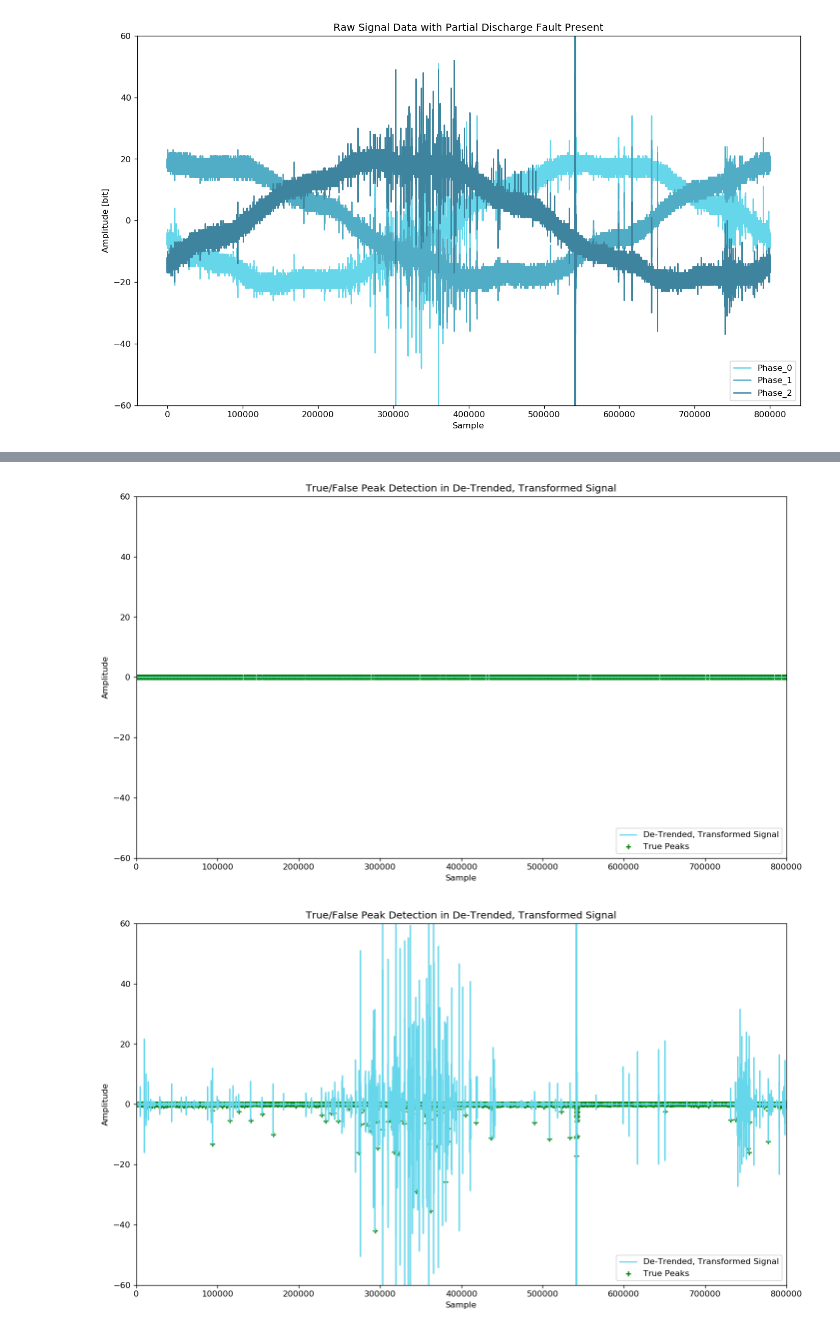
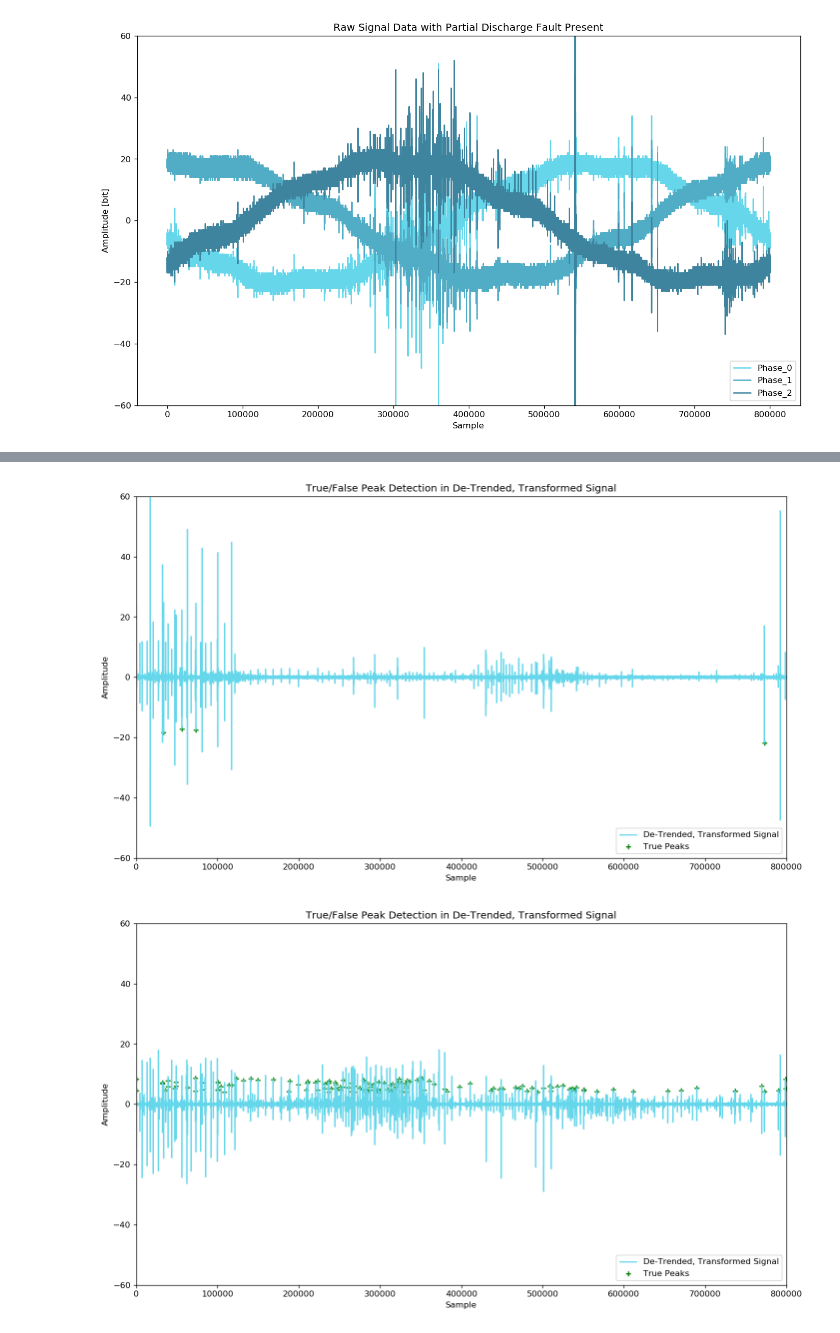
Before and after one commit to jeffreyegan/VSB_Power_Line_Fault_Detection, a Jupyter notebook: VSB_Final.ipynb, the cells around one changed output, grey strips where cells are left out. Saved outputs shown, nothing was run; the diff lists cells and outputs as text; code cells hidden in the pictures.

```diff
--- a/VSB_Final.ipynb
+++ b/VSB_Final.ipynb
@@ -154,8 +151,8 @@ x3 =  waveletSmoothDetrend(subset_train["939"], wavelet="db4", level=1, title=ti
 import peakutils
 
 def find_peaks(signal, title):
-    thresh = 0.55
-    min_d = 2
+    thresh = 0.7
+    min_d = 1
     peaks = peakutils.indexes(1.0*(signal), thres=thresh, min_dist=min_d)  # where peaks are
     valleys = peakutils.indexes(-1.0*(signal), thres=thresh, min_dist=min_d)  # where peaks are
     peak_indexes = np.sort(np.concatenate((peaks, valleys)))
@@ -179,6 +176,6 @@ def find_peaks(signal, title):
 
 title0 = 'Discrete Wavelet Transform De-Noised and De-Trended Signal without Fault'
 title1 = 'Discrete Wavelet Transform De-Noised and De-Trended Signal with Fault'
-peak_indexes0 = find_peaks(x0, title=title0 )
-peak_indexes3 = find_peaks(x3, title=title1 )
+peak_indexes0 = find_peaks(signal_0, title=title0 )
+peak_indexes1 = find_peaks(signal_1, title=title1 )
 # %% [output]
@@ -207,8 +204,8 @@ def cancel_false_peaks(signal, peak_indexes):
                         false_peak_indexes.append(peak_indexes[x])
     return false_peak_indexes
 
-false_peak_indexes0 = cancel_false_peaks(x0, peak_indexes0)
-false_peak_indexes3 = cancel_false_peaks(x3, peak_indexes3)
+false_peak_indexes0 = cancel_false_peaks(signal_0, peak_indexes0)
+false_peak_indexes1 = cancel_false_peaks(signal_1, peak_indexes1)
 # %%
 def cancel_high_amp_peaks(signal, peak_indexes, false_peak_indexes):
     peaks = peakutils.indexes(1.0*(signal), thres=0.80, min_dist=0)
@@ -219,8 +216,8 @@ def cancel_high_amp_peaks(signal, peak_indexes, false_peak_indexes):
             false_peak_indexes.append(pk_idx)
     return false_peak_indexes
 
-false_peak_indexes0 = cancel_high_amp_peaks(x0, peak_indexes0, false_peak_indexes0)
-false_peak_indexes3 = cancel_high_amp_peaks(x3, peak_indexes3, false_peak_indexes3)
+false_peak_indexes0 = cancel_high_amp_peaks(signal_0, peak_indexes0, false_peak_indexes0)
+false_peak_indexes1 = cancel_high_amp_peaks(signal_1, peak_indexes1, false_peak_indexes1)
 # %%
 # Calcel Peaks Flagged as False, Find True Preaks
 def cancel_flagged_peaks(peak_indexes, false_peak_indexes):
@@ -229,31 +226,31 @@ def cancel_flagged_peaks(peak_indexes, false_peak_indexes):
     return true_peak_indexes
 
 true_peak_indexes0 = cancel_flagged_peaks(peak_indexes0, false_peak_indexes0)
-true_peak_indexes3 = cancel_flagged_peaks(peak_indexes3, false_peak_indexes3)
+true_peak_indexes1 = cancel_flagged_peaks(peak_indexes1, false_peak_indexes1)
 # %%
 def plot_peaks(signal, true_peak_indexes, false_peak_indexes):
     f, ax = plt.subplots(figsize=(14, 8), dpi= 120, facecolor='w', edgecolor='k')
     plt.plot( signal, color="#66D7EB", label="De-Trended, Transformed Signal" )  #5 alt color 1ACC5
     plt.scatter(true_peak_indexes, signal[true_peak_indexes], marker="+", color="green", label="True Peaks")
     #plt.scatter(false_peak_indexes, signal[false_peak_indexes], marker="x", color="red", label="False Peaks")
     plt.ylim((-25, 20))
     plt.ylim((-60, 60))
     plt.xlim((320700, 320800))
     plt.xlabel('Sample')
     plt.ylabel('Amplitude')
     plt.legend(loc='lower right')
     title = "True/False Peak Detection in De-Trended, Transformed Signal"
     if title:
         ax.set_title(title)
     ax.set_xlim((0,len(signal)))
     plt.show()
     return
 
-plot_peaks(x0, true_peak_indexes0, false_peak_indexes0)
-plot_peaks(x3, true_peak_indexes3, false_peak_indexes3)
+plot_peaks(signal_0, true_peak_indexes0, false_peak_indexes0)
+plot_peaks(signal_1, true_peak_indexes1, false_peak_indexes1)
 # %% [output]
-[figure, old version]
+[figure, new version]
-[figure, old version]
+[figure, new version]
 # %%
 import scipy
 from statsmodels.robust import mad
```
Also changed, not shown: parts of 5 cells of this notebook, 15 other files.
